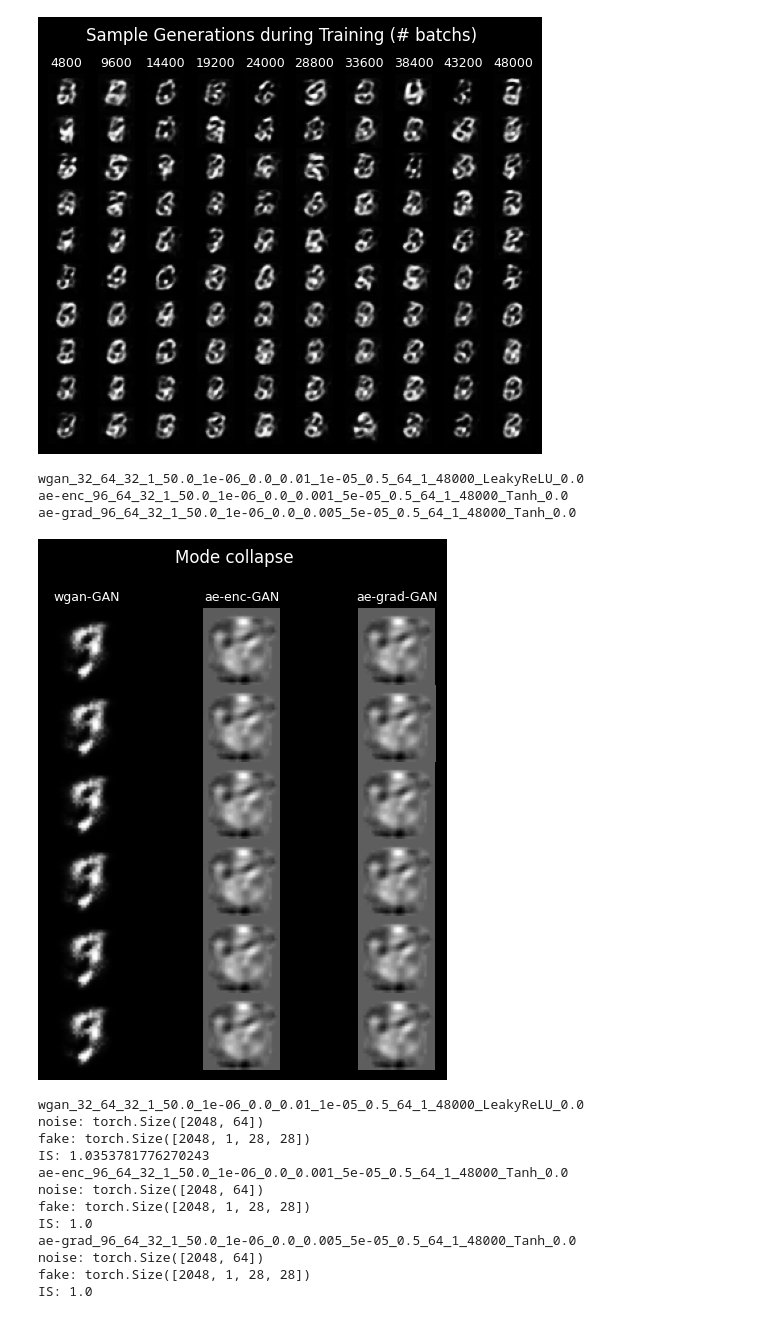
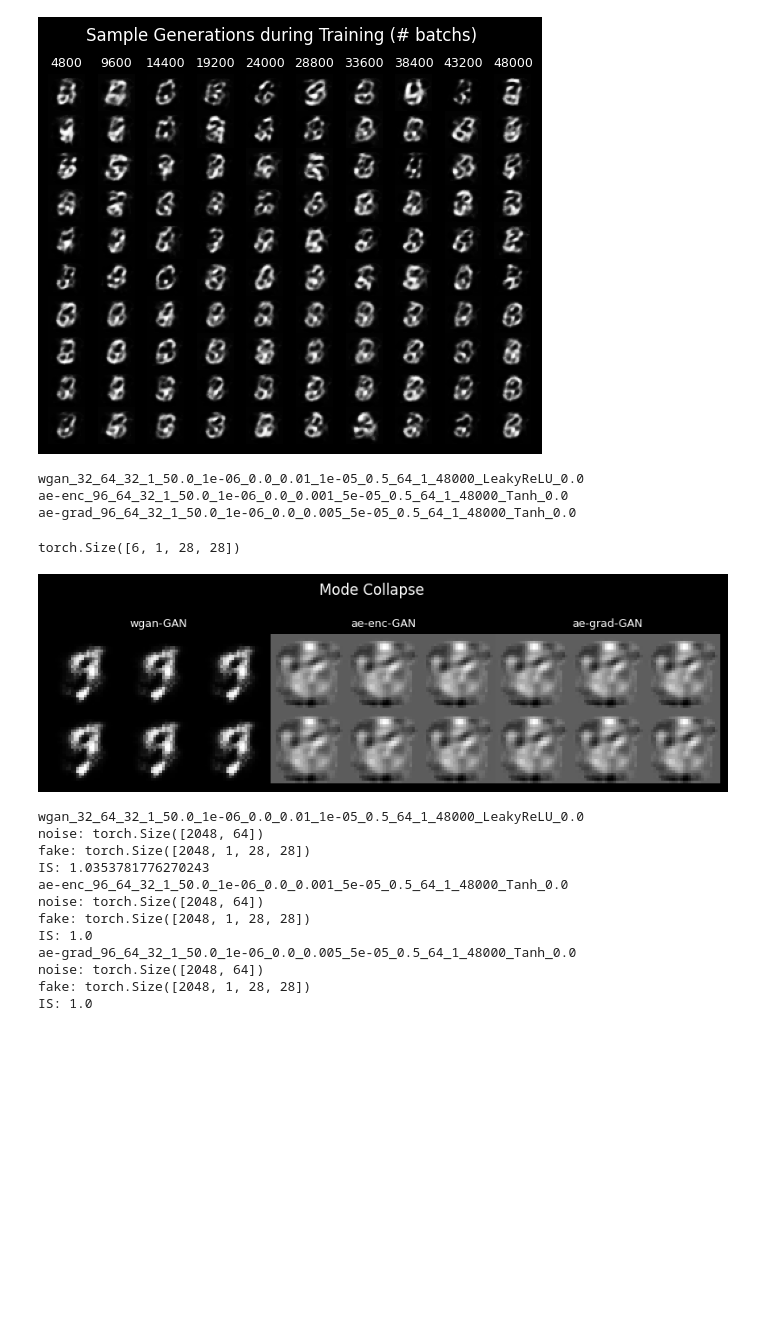
Before and after one commit to JasonTang99/p2, a Jupyter notebook: testing.ipynb, the cells around one changed output. Cells and saved outputs as stored; diff of their text form; code cells hidden in the pictures; blank space fills up the shorter version.

```diff
--- a/testing.ipynb
+++ b/testing.ipynb
@@ -582,23 +589,32 @@ for run_id in [wgan_latent_sample_fp, ae_enc_sample_fp, ae_grad_sample_fp]:
 
     fake = generate_samples(G, args, latent_type="wgan" if run_id.startswith("wgan") else "ae", plot=False, batch_size=6, seed=False)
     imgs.append(fake)
-
-# Plot Sample Images
-fig, ax = plt.subplots(6, 3, figsize=(6, 6))
-titles = ["wgan-GAN", "ae-enc-GAN", "ae-grad-GAN"]
-for j in range(3):
-    for i in range(6):
-        ax[i, j].imshow(imgs[j][i][0].detach().cpu().numpy(), cmap='gray')
-        ax[i, j].axis('off')
-        if i == 0:
-            ax[i, j].set_title(titles[j], color="white", fontsize=9)
-fig.subplots_adjust(wspace=0, hspace=0)
-fig.patch.set_facecolor('black')
-fig.suptitle(f"Mode collapse", color="white", fontsize=12)
-plt.savefig(f"{save_fp}/mode_collapse.png", bbox_inches='tight', pad_inches=0.25)
-plt.show()
 # %% [output]
 wgan_32_64_32_1_50.0_1e-06_0.0_0.01_1e-05_0.5_64_1_48000_LeakyReLU_0.0
 ae-enc_96_64_32_1_50.0_1e-06_0.0_0.001_5e-05_0.5_64_1_48000_Tanh_0.0
 ae-grad_96_64_32_1_50.0_1e-06_0.0_0.005_5e-05_0.5_64_1_48000_Tanh_0.0
-[figure, removed]
+# %%
+imgs[0].shape
+# %% [output]
+torch.Size([6, 1, 28, 28])
+# %%
+stacked_imgs = []
+for j in range(3):
+    tmp = torch.Tensor(2*28, 3*28)
+    for i in range(6):
+        tmp[i//3*28:(i//3+1)*28, i%3*28:(i%3+1)*28] = imgs[j][i][0]
+    stacked_imgs.append(tmp.detach().cpu().numpy())
+
+fig, ax = plt.subplots(1, 3, figsize=(10, 3))
+titles = ["wgan-GAN", "ae-enc-GAN", "ae-grad-GAN"]
+for i in range(3):
+    ax[i].imshow(stacked_imgs[i], cmap='gray')
+    ax[i].axis('off')
+    ax[i].set_title(titles[i], color="white", fontsize=9)
+fig.subplots_adjust(wspace=0, hspace=0)
+fig.patch.set_facecolor('black')
+fig.suptitle(f"Mode Collapse", color="white", fontsize=12)
+plt.savefig(f"{save_fp}/mode_collapse.png", bbox_inches='tight', pad_inches=0.25)
+plt.show()
+# %% [output]
+[figure, added]
```
Also changed, not shown: parts of 8 cells of this notebook, 18 other files.
